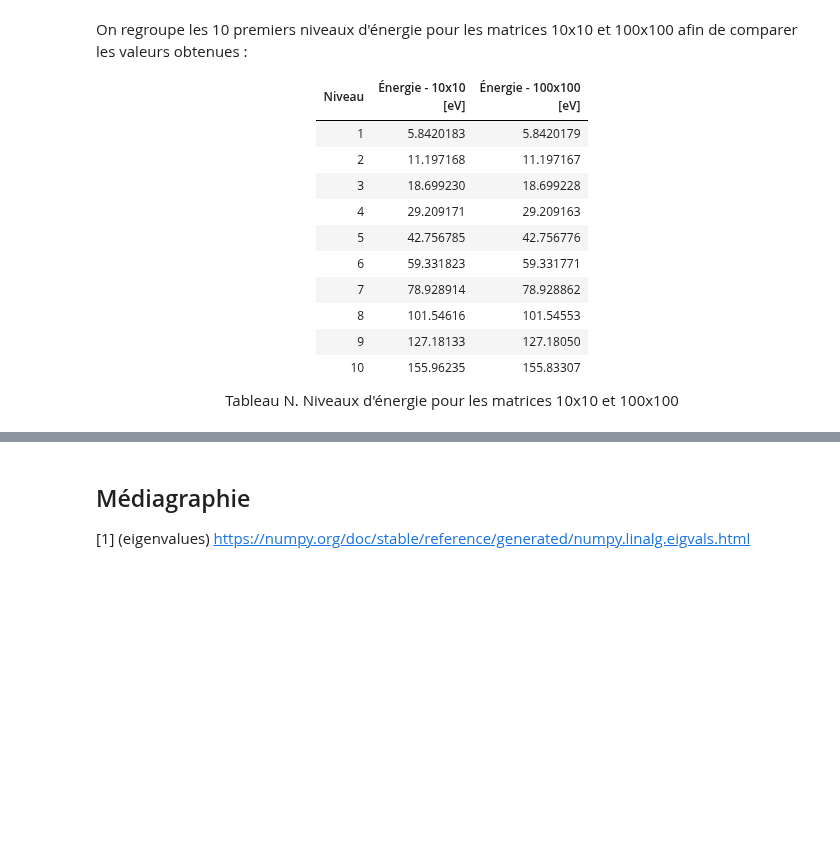
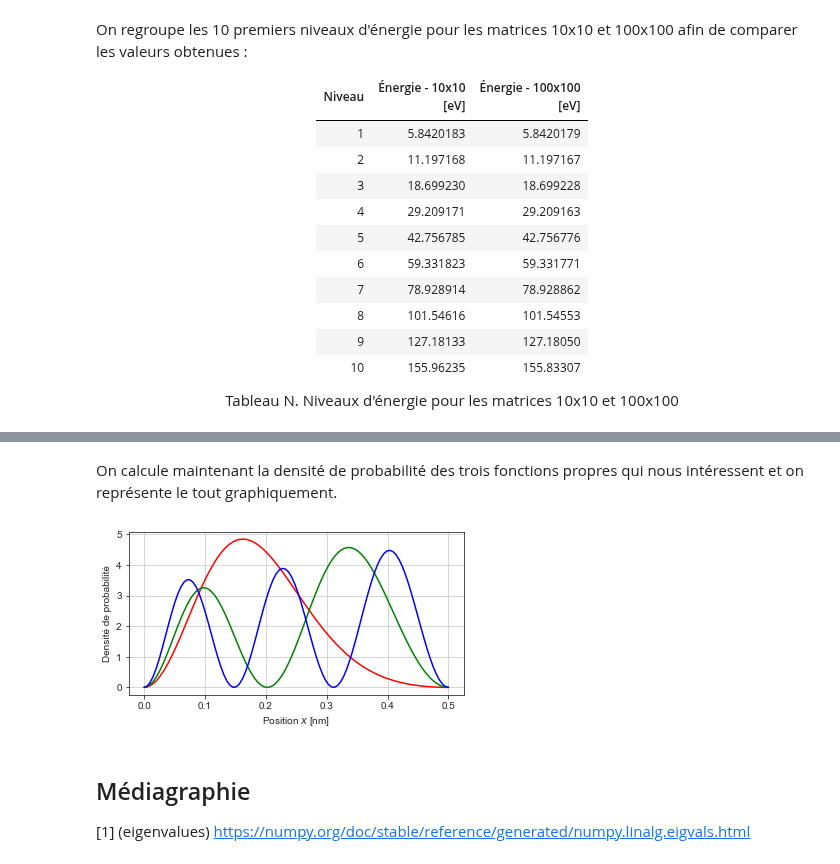
Before and after one commit to Jordan-Charest/PhysNum, a Jupyter notebook: TP2/TP2.ipynb, the cells around one changed output, grey strips where cells are left out. Saved outputs shown, nothing was run; the diff lists cells and outputs as text; code cells hidden in the pictures; blank space fills up the shorter version.

```diff
--- a/TP2/TP2.ipynb
+++ b/TP2/TP2.ipynb
@@ -194,3 +279,49 @@ On observe que les valeurs d'énergie de la matrice 10x10 et de la matrice 100x1
+# %%
+# Calcule la densité de probabilité
+# Arguments :
+# x : position [nm]
+# V : vecteur des coefficients de Fourier de la fonction propre
+# Retourne la densité de probabilité
+
+def densite_prob(x, V):
+    dens = 0
+    for i in range(len(V)):
+        for j in range(len(V)):
+            dens += V[i] * V[j] * np.sin((i+1)*pi*x/0.5) * np.sin((j+1)*pi*x/0.5)
+    return dens
+# %% [markdown]
+On calcule maintenant la densité de probabilité des trois fonctions propres qui nous intéressent et on représente le tout graphiquement.
+# %%
+x = np.linspace(0, 0.5, 100)
+
+# État fondamental
+D_0 = []
+for i in x:
+    D_0.append(densite_prob(i, psi_0))
+
+# État fondamental
+D_1 = []
+for i in x:
+    D_1.append(densite_prob(i, psi_1))
+
+# État fondamental
+D_2 = []
+for i in x:
+    D_2.append(densite_prob(i, psi_2))
+
+
+# On représente graphiquement
+sns.set_style('ticks')
+plt.figure(figsize=(6,3))
+plt.plot(x, D_0, 'r', label='État fondamental')
+plt.plot(x, D_1, 'g', label='Premier état excité')
+plt.plot(x, D_2, 'b', label='Deuxième état excité')
+plt.ylabel('Densité de probabilité')
+plt.xlabel('Position $x$ [nm]')
+plt.grid()
+plt.show()
+# %% [output]
+[figure, added]
 # %% [markdown]
 ## Médiagraphie
 
```
Also changed, not shown: parts of 9 cells of this notebook.
